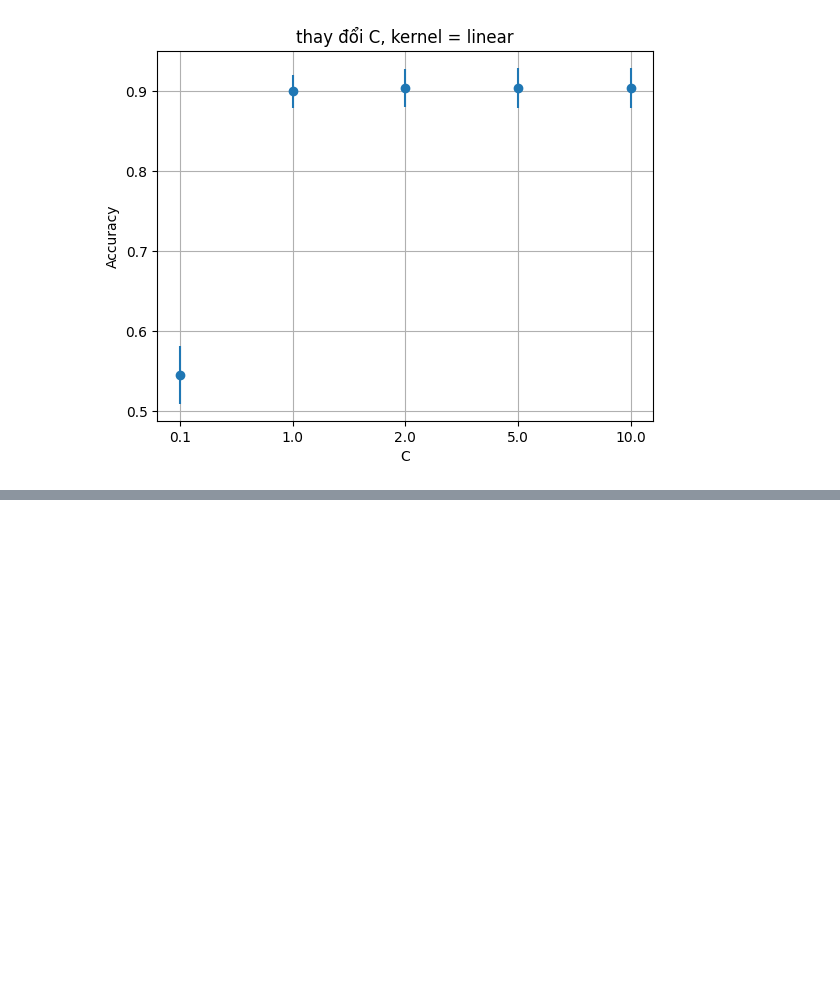
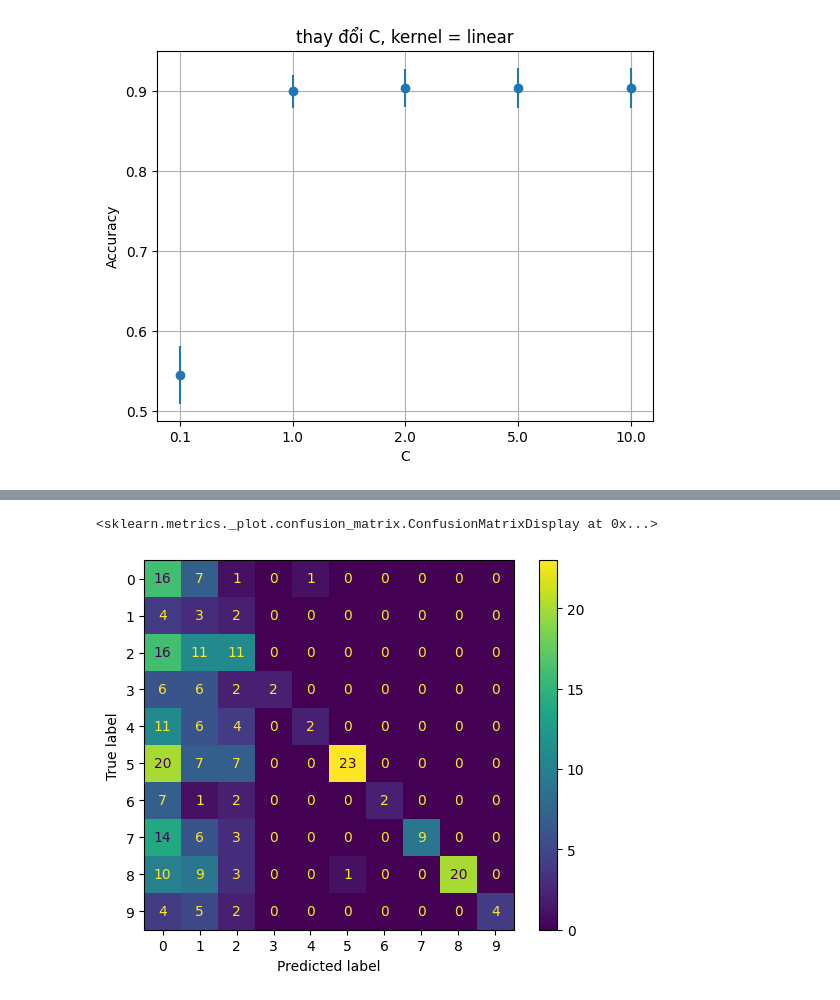
Before and after one commit to hqcfmlno1/Weekly_Hw_GR1, a Jupyter notebook: ex8.ipynb, the cells around one changed output, grey strips where cells are left out. Saved outputs shown, nothing was run; the diff lists cells and outputs as text; code cells hidden in the pictures; blank space fills up the shorter version.

```diff
--- a/ex8.ipynb
+++ b/ex8.ipynb
@@ -210,0 +229,5 @@ plt.show()
+# %%
+ConfusionMatrixDisplay.from_estimator(knn, X_test, y_test)
+# %% [output]
+<sklearn.metrics._plot.confusion_matrix.ConfusionMatrixDisplay at 0x...>
+[figure, added]
```
Also changed, not shown: parts of 20 cells of this notebook, 4 other files.
